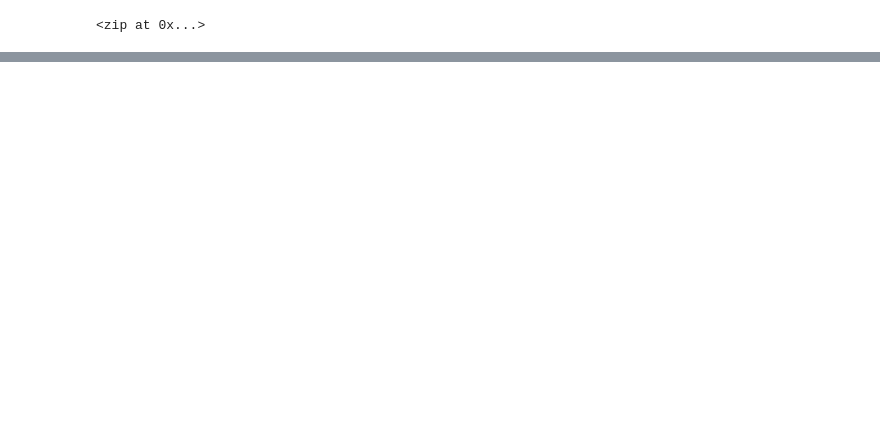
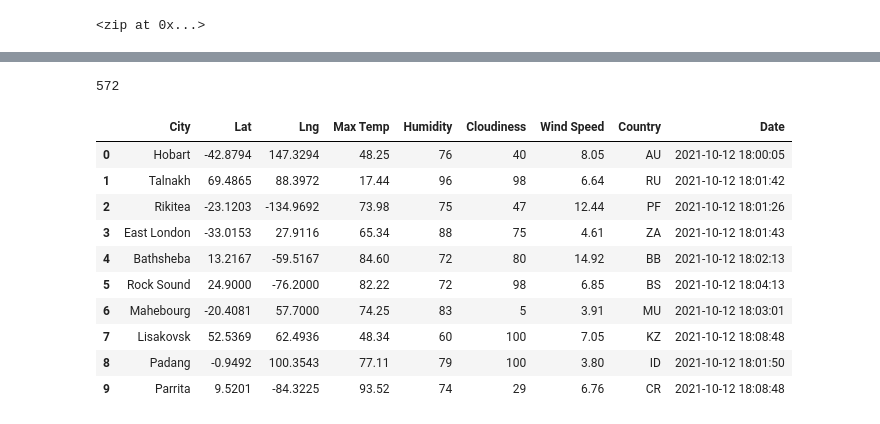
Before and after one commit to Saadkhan419/World_Weather_Analysis, a Jupyter notebook: WeatherPy.ipynb, the cells around one changed output, grey strips where cells are left out. Drawn from its saved outputs; the diff is of its cells as text; code cells hidden in the pictures; blank space fills up the shorter version.

```diff
--- a/WeatherPy.ipynb
+++ b/WeatherPy.ipynb
@@ -31,0 +38,3 @@ len(cities)
+# %%
+# Starting URL for weather map API call.
+url="http://api.openweathermap.org/data/2.5/weather?units=Imperial&APPID=" + weather_api_key
@@ -31,0 +124,20 @@ len(cities)
+# %%
+len(city_data)
+# %% [output]
+572
+# %%
+# Convert the array of dictionaries to a Pandas DataFrame.
+city_data_df = pd.DataFrame(city_data)
+city_data_df.head(10)
+# %% [output]
+|  | City | Lat | Lng | Max Temp | Humidity | Cloudiness | Wind Speed | Country | Date |
+| 0 | Hobart | -42.8794 | 147.3294 | 48.25 | 76 | 40 | 8.05 | AU | 2021-10-12 18:00:05 |
+| 1 | Talnakh | 69.4865 | 88.3972 | 17.44 | 96 | 98 | 6.64 | RU | 2021-10-12 18:01:42 |
+| 2 | Rikitea | -23.1203 | -134.9692 | 73.98 | 75 | 47 | 12.44 | PF | 2021-10-12 18:01:26 |
+| 3 | East London | -33.0153 | 27.9116 | 65.34 | 88 | 75 | 4.61 | ZA | 2021-10-12 18:01:43 |
+| 4 | Bathsheba | 13.2167 | -59.5167 | 84.60 | 72 | 80 | 14.92 | BB | 2021-10-12 18:02:13 |
+| 5 | Rock Sound | 24.9000 | -76.2000 | 82.22 | 72 | 98 | 6.85 | BS | 2021-10-12 18:04:13 |
+| 6 | Mahebourg | -20.4081 | 57.7000 | 74.25 | 83 | 5 | 3.91 | MU | 2021-10-12 18:03:01 |
+| 7 | Lisakovsk | 52.5369 | 62.4936 | 48.34 | 60 | 100 | 7.05 | KZ | 2021-10-12 18:08:48 |
+| 8 | Padang | -0.9492 | 100.3543 | 77.11 | 79 | 100 | 3.80 | ID | 2021-10-12 18:01:50 |
+| 9 | Parrita | 9.5201 | -84.3225 | 93.52 | 74 | 29 | 6.76 | CR | 2021-10-12 18:08:48 |
```
Also changed, not shown: parts of 6 cells of this notebook, 3 other files.
